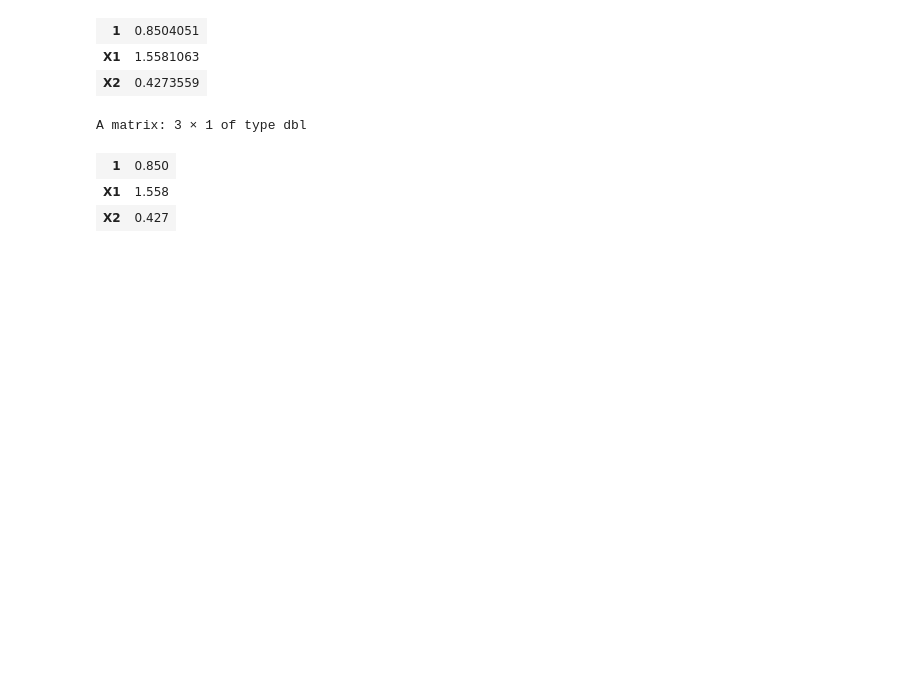
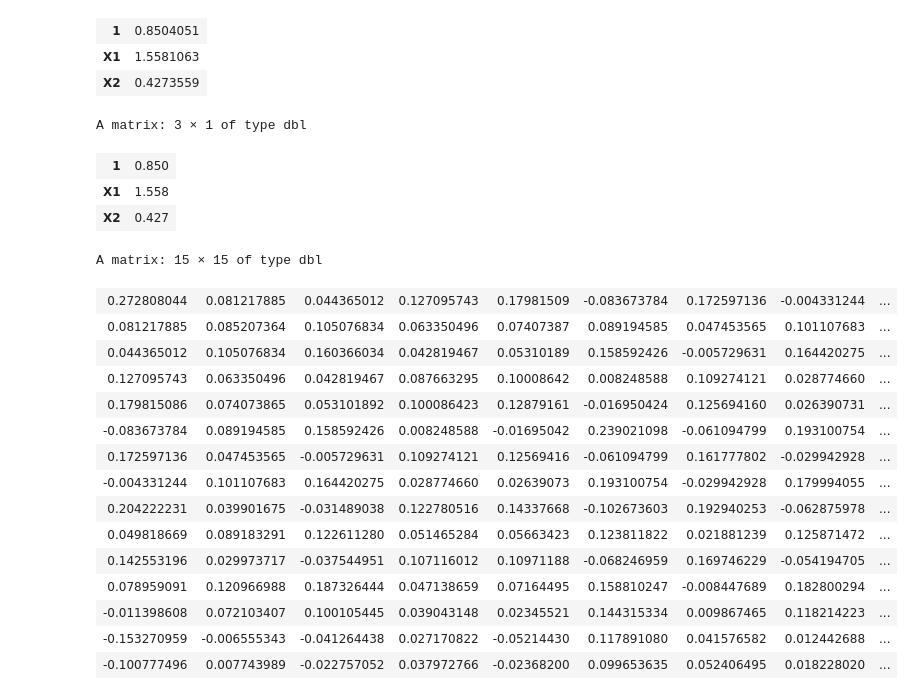
Before and after one commit to kukaro/KNOU-REGRESSION-MODEL, a Jupyter notebook: b2/50p-multiple-linear-regression.ipynb, the cells around one changed output. Drawn from its saved outputs; the diff is of its cells as text; code cells hidden in the pictures; blank space fills up the shorter version.

```diff
--- a/b2/50p-multiple-linear-regression.ipynb
+++ b/b2/50p-multiple-linear-regression.ipynb
@@ -85,3 +85,23 @@ A matrix: 3 × 1 of type dbl
 | 1 | 0.850 |
 | X1 | 1.558 |
 | X2 | 0.427 |
+# %%
+H <- X %*% solve(t(X) %*% X)  %*% t(X)
+H
+# %% [output]
+A matrix: 15 × 15 of type dbl
+| 0.272808044 | 0.081217885 | 0.044365012 | 0.127095743 | 0.17981509 | -0.083673784 | 0.172597136 | -0.004331244 | ... |
+| 0.081217885 | 0.085207364 | 0.105076834 | 0.063350496 | 0.07407387 | 0.089194585 | 0.047453565 | 0.101107683 | ... |
+| 0.044365012 | 0.105076834 | 0.160366034 | 0.042819467 | 0.05310189 | 0.158592426 | -0.005729631 | 0.164420275 | ... |
+| 0.127095743 | 0.063350496 | 0.042819467 | 0.087663295 | 0.10008642 | 0.008248588 | 0.109274121 | 0.028774660 | ... |
+| 0.179815086 | 0.074073865 | 0.053101892 | 0.100086423 | 0.12879161 | -0.016950424 | 0.125694160 | 0.026390731 | ... |
+| -0.083673784 | 0.089194585 | 0.158592426 | 0.008248588 | -0.01695042 | 0.239021098 | -0.061094799 | 0.193100754 | ... |
+| 0.172597136 | 0.047453565 | -0.005729631 | 0.109274121 | 0.12569416 | -0.061094799 | 0.161777802 | -0.029942928 | ... |
+| -0.004331244 | 0.101107683 | 0.164420275 | 0.028774660 | 0.02639073 | 0.193100754 | -0.029942928 | 0.179994055 | ... |
+| 0.204222231 | 0.039901675 | -0.031489038 | 0.122780516 | 0.14337668 | -0.102673603 | 0.192940253 | -0.062875978 | ... |
+| 0.049818669 | 0.089183291 | 0.122611280 | 0.051465284 | 0.05663423 | 0.123811822 | 0.021881239 | 0.125871472 | ... |
+| 0.142553196 | 0.029973717 | -0.037544951 | 0.107116012 | 0.10971188 | -0.068246959 | 0.169746229 | -0.054194705 | ... |
+| 0.078959091 | 0.120966988 | 0.187326444 | 0.047138659 | 0.07164495 | 0.158810247 | -0.008447689 | 0.182800294 | ... |
+| -0.011398608 | 0.072103407 | 0.100105445 | 0.039043148 | 0.02345521 | 0.144315334 | 0.009867465 | 0.118214223 | ... |
+| -0.153270959 | -0.006555343 | -0.041264438 | 0.027170822 | -0.05214430 | 0.117891080 | 0.041576582 | 0.012442688 | ... |
+| -0.100777496 | 0.007743989 | -0.022757052 | 0.037972766 | -0.02368200 | 0.099653635 | 0.052406495 | 0.018228020 | ... |
```
Also changed, not shown: parts of 2 cells of this notebook, 1 other file.
